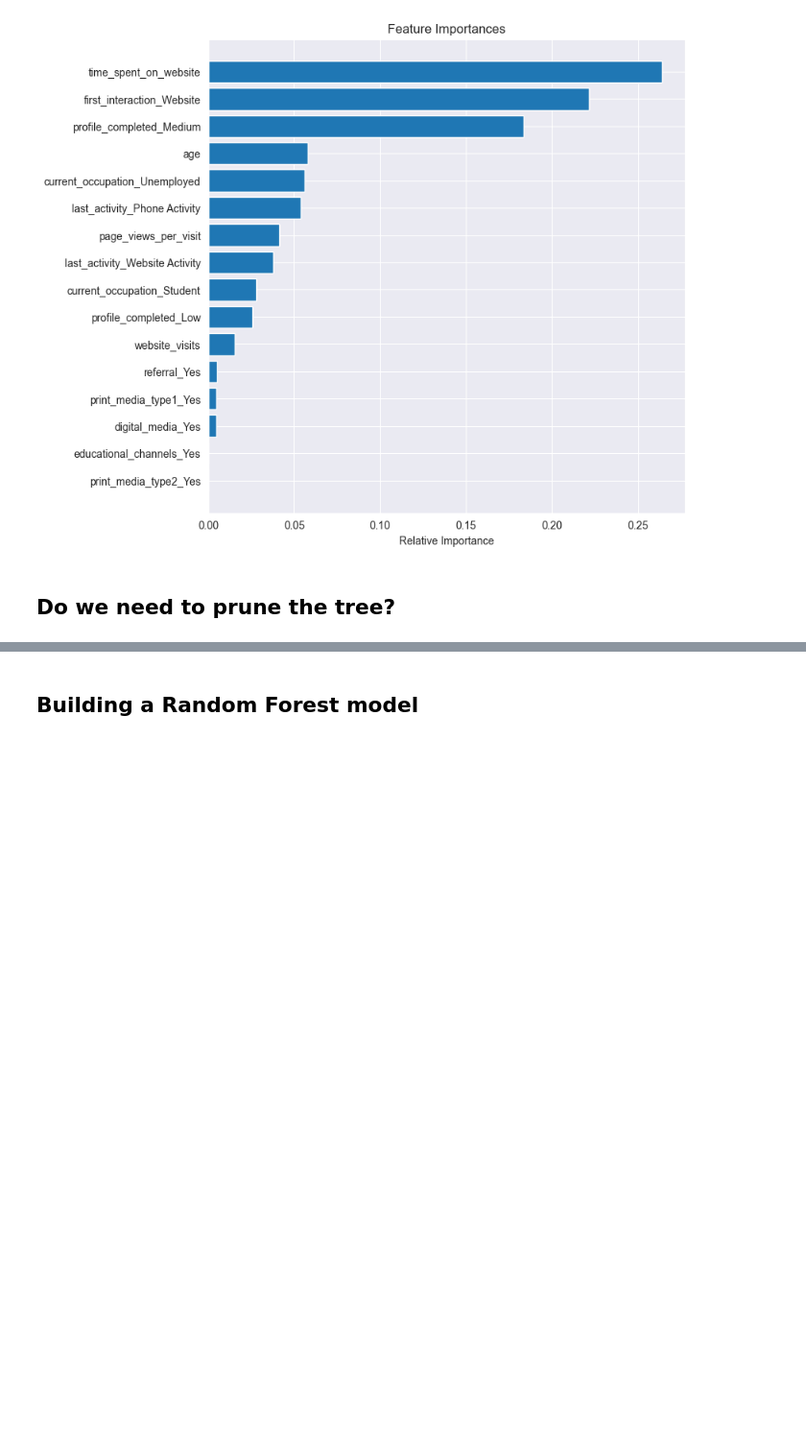
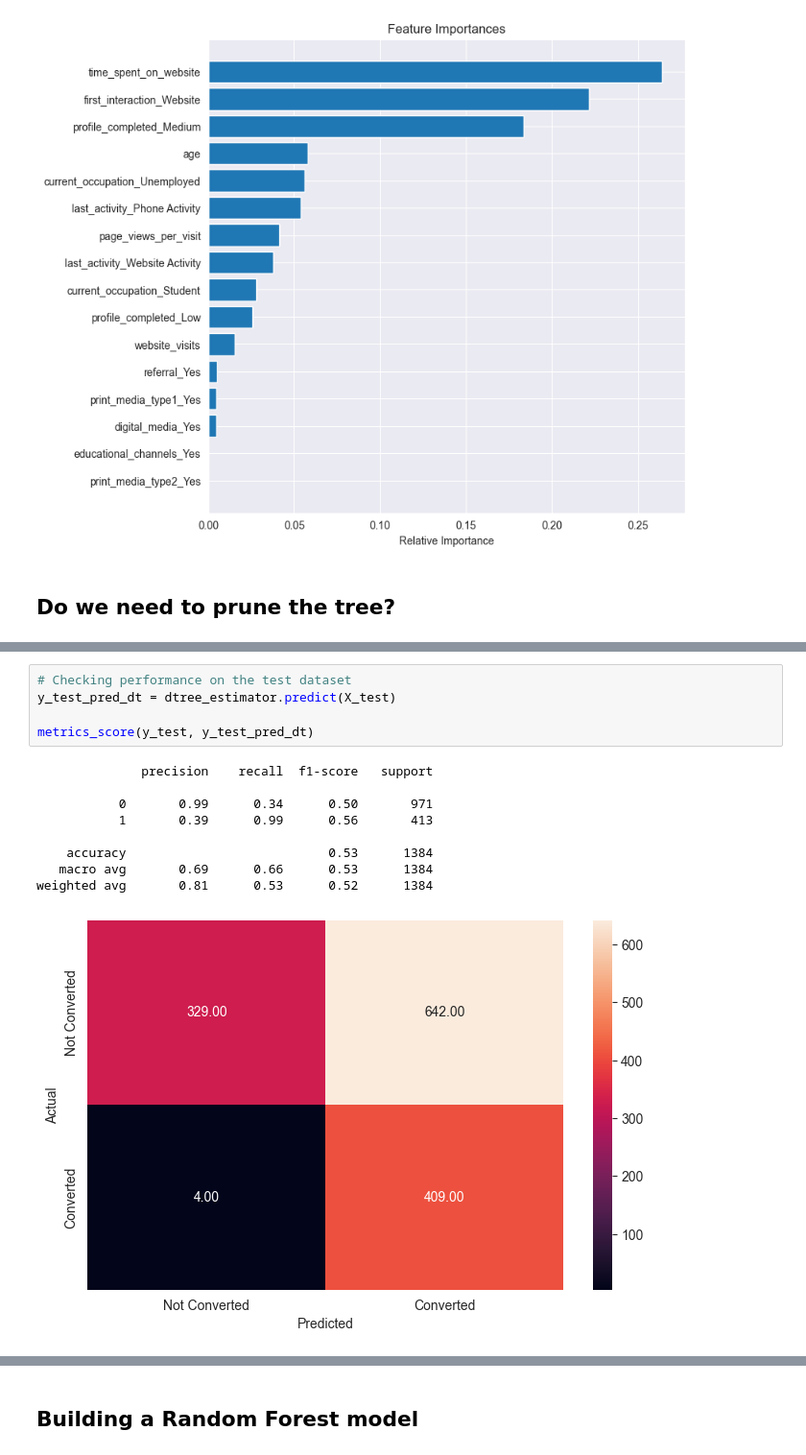
Before and after one commit to thaychansy/classification_and_hypothesis_testing, a Jupyter notebook: potential_customers_prediction.ipynb, the cells around one changed output, grey strips where cells are left out. Shown at 96% size. Saved outputs shown, nothing was run; the diff lists cells and outputs as text; blank space fills up the shorter version.

```diff
--- a/potential_customers_prediction.ipynb
+++ b/potential_customers_prediction.ipynb
@@ -483,0 +676,15 @@ plt.show()
+# %%
+# Checking performance on the test dataset
+y_test_pred_dt = dtree_estimator.predict(X_test)
+
+metrics_score(y_test, y_test_pred_dt)
+# %% [output]
+              precision    recall  f1-score   support
+
+           0       0.99      0.34      0.50       971
+           1       0.39      0.99      0.56       413
+
+    accuracy                           0.53      1384
+   macro avg       0.69      0.66      0.53      1384
+weighted avg       0.81      0.53      0.52      1384
+[figure, added]
```
Also changed, not shown: parts of 34 cells of this notebook.
